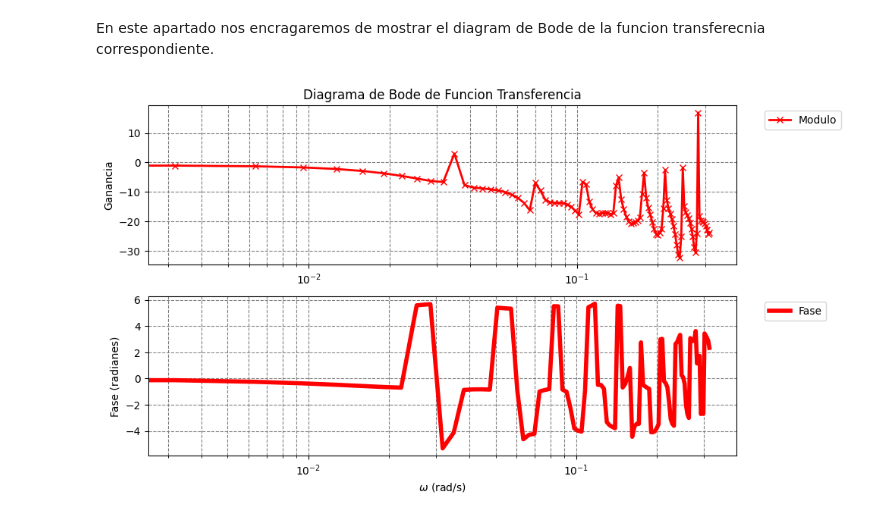
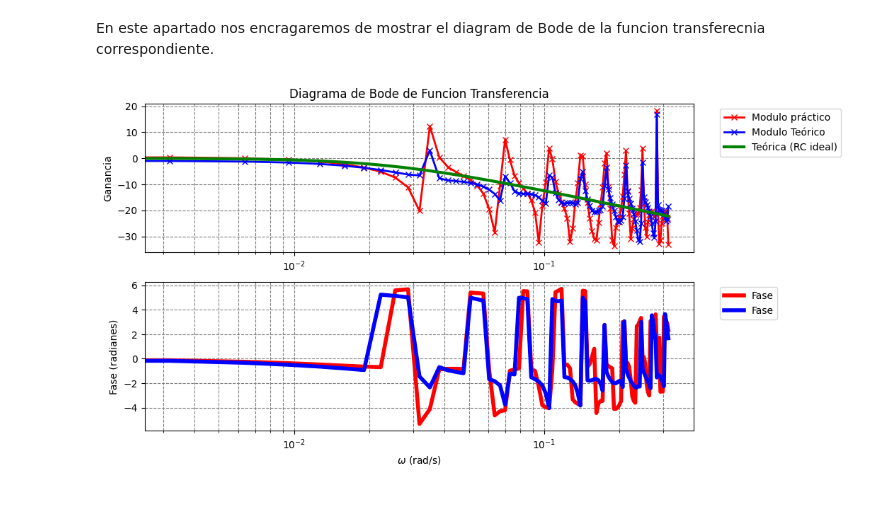
Before and after one commit to WetZap/Practicas-Circuitos, a Jupyter notebook: Practicas/Sesion 5/QuintaSesion.ipynb, the cells around one changed output. Drawn from its saved outputs; the diff is of its cells as text; code cells hidden in the pictures.

```diff
--- a/Practicas/Sesion 5/QuintaSesion.ipynb
+++ b/Practicas/Sesion 5/QuintaSesion.ipynb
@@ -598,10 +599,10 @@ FourierVoltajeFuente = []
 
 ModuloFuncionCondensador = []
 ModuloFuncionCondensadorTeo = []
-
 ModuloFuente = []
 
 FaseFuncionCondensador = []
+FaseFuncionCondensadorTeo = []
 FaseFuente = []
 
 frec = np.linspace(0,0.05,100)
@@ -621,14 +622,15 @@ for i in frec:
 
 for i in FourierVoltajeConde:
     ModuloFuncionCondensador.append(np.abs(i))
-    FaseFuncionCondensador.append(np.angle(i))
+    FaseFuncionCondensador.append(np.angle(i,deg=False))
 
 for i in FourierVoltajeFuente:
     ModuloFuente.append(np.abs(i))
-    FaseFuente.append(np.angle(i))
+    FaseFuente.append(np.angle(i,deg=False))
 
 for i in FourierVoltajeCondeTeo:
     ModuloFuncionCondensadorTeo.append(abs(i))
+    FaseFuncionCondensadorTeo.append(np.angle(i,deg=False))
 # %% [markdown]
 ---
 <h1 style="text-align: center;">[P4.C8]</h1>
@@ -636,16 +638,28 @@ for i in FourierVoltajeCondeTeo:
 ---
 # %% [markdown]
 En este apartado nos encragaremos de mostrar el diagram de Bode de la funcion transferecnia correspondiente.
+# %%
+# Crear una curva teórica suave para representar el segundo gráfico
+# La función teórica de un sistema RC: |H(f)| = 1 / sqrt(1 + (f/f_c)^2)
+#f_c = 1 / (2 * np.pi * TauPracticaDesCargaLineal)  # Frecuencia de corte (Hz)
+f_c = 1 / (2 * np.pi * TiempoRelajacionPra)  # Frecuencia de corte (Hz)
+
+magnitude_theoretical = 1 /  np.sqrt(1+(frec / f_c) ** 2)
+
+# Convertir la magnitud teórica a dB
+magnitude_theoretical_db = 20 * np.log10(magnitude_theoretical)
 # %%
 PosProble = 0
-Ganancia = []
-Ganancia1 = []
-Fase = []
+GananciaPrac = []
+GananciaTeo = []
+FasePrac = []
+FaseTeo = []
 FrecuenciaAngu = []
-FrecuenciaAnguModulo = []
-FrecuenciaAngularPlotear =[]
 for i in frec:
     FrecuenciaAngu.append(2*np.pi*i)
+
+
+
 
 j = 0
 for i in ModuloFuncionCondensador:
@@ -653,56 +667,50 @@ for i in ModuloFuncionCondensador:
     #print((i,ModuloFuente[j]),frec[j])
     #Ganancia.append(20*np.log10(ModuloFuente[j]))
     #Ganancia.append(20*np.log10(i))
-    Ganancia.append(20*np.log10(i/ModuloFuente[j]))
+    GananciaPrac.append(20*np.log10(i/ModuloFuente[j]))
     j += 1
 
 j = 0
 
 for i in ModuloFuncionCondensadorTeo:
-    Ganancia1.append((20*np.log10(i/ModuloFuente[j])))
+    GananciaTeo.append((20*np.log10(i/ModuloFuente[j])))
     j+=1
 
 j = 0
 for i in FaseFuncionCondensador:
-    if FaseFuente[j] != 0:
-        Fase.append(i - FaseFuente[j])
-    else:
-        Fase.append(0)
+    FasePrac.append(i - FaseFuente[j])
     j += 1
-    """
-Ganancia = [(mf / mf_in) for mf, mf_in in zip(ModuloFuncionCondensador, ModuloFuente)]
 
-Fase = [fase_out - fase_in for fase_out, fase_in in zip(FaseFuncionCondensador, FaseFuente)]
-    """
-FrecuenciaAnguModulo = FrecuenciaAngu.copy()
+j= 0
+for i in FaseFuncionCondensadorTeo:
+    FaseTeo.append(i - FaseFuente[j])
+    j += 1
 
-Ganancia.remove(Ganancia[-1])
-Ganancia1.remove(Ganancia1[-1])
-FrecuenciaAnguModulo.remove(FrecuenciaAngu[-1])
 
 
 # Graficar el diagrama de  Bode - Ganancia
 plt.figure(figsize=(10, 6))
 plt.subplot(2, 1, 1)
-#plt.plot(frec, Ganancia,label="Ajuste Teórica",color="red",lw=4)  # Gráfica semilogarítmica
-#plt.semilogx(FrecuenciaAnguModulo, Ganancia,label="Modulo",color="red",lw=2,marker = "x")  # Gráfica semilogarítmica
-
-plt.semilogx(FrecuenciaAnguModulo, Ganancia1,label="Modulo",color="red",lw=2,marker = "x")  # Gráfica semilogarítmica
+plt.semilogx(FrecuenciaAngu, GananciaPrac,label="Modulo práctico",color="red",lw=2,marker = "x")  # Gráfica semilogarítmica
+plt.semilogx(FrecuenciaAngu, GananciaTeo,label="Modulo Teórico",color="blue",lw=2,marker = "x")  # Gráfica semilogarítmica
+plt.semilogx(FrecuenciaAngu, magnitude_theoretical_db, label="Teórica (RC ideal)", color="green", linewidth=3)
 
 
 plt.title(r"Diagrama de Bode de Funcion Transferencia")
 plt.ylabel("Ganancia")
 plt.legend(bbox_to_anchor=(1.04, 1), loc="upper left")
 plt.grid(True, which="both", linestyle="--", color="gray")
 
 # Graficar el Bode - Fase (radianes)
 plt.subplot(2, 1, 2)
-plt.semilogx(FrecuenciaAngu, Fase,label="Fase",color="red",lw=4)  # Gráfica semilogarítmica
+plt.semilogx(FrecuenciaAngu, FasePrac,label="Fase",color="red",lw=4)  # Gráfica semilogarítmica
+plt.semilogx(FrecuenciaAngu, FaseTeo,label="Fase",color="blue",lw=4)  # Gráfica semilogarítmica
+
 plt.ylabel("Fase (radianes)")
 plt.xlabel(r"$\omega $ (rad/s)")
 plt.grid(True, which="both", linestyle="--", color="gray")
 plt.legend(bbox_to_anchor=(1.04, 1), loc="upper left")
 
 plt.show()
 # %% [output]
-[figure, old version]
+[figure, new version]
```
Also changed, not shown: parts of 2 cells of this notebook.
